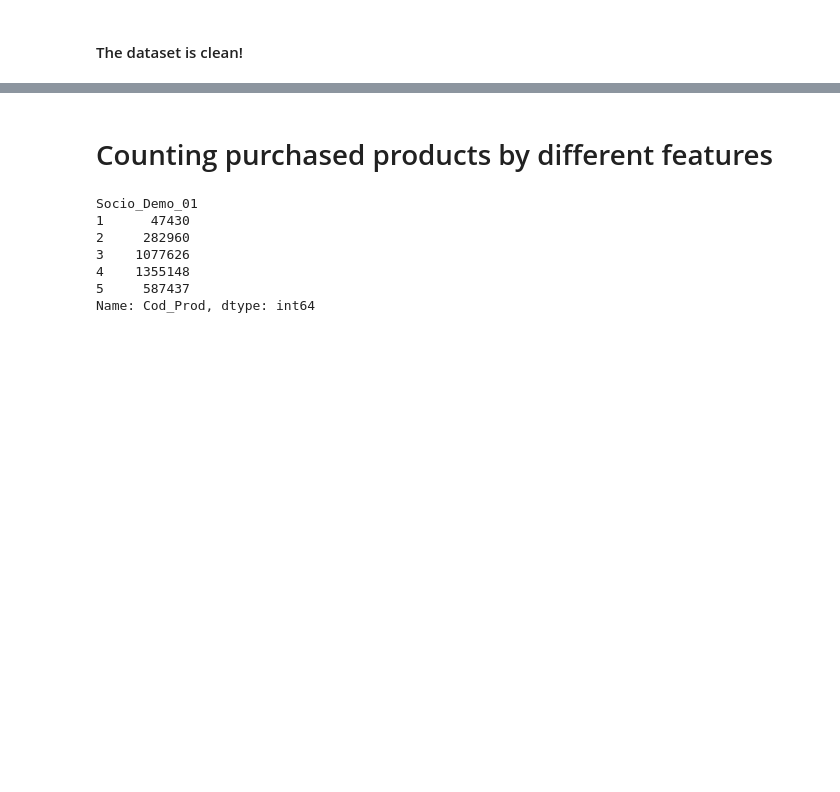
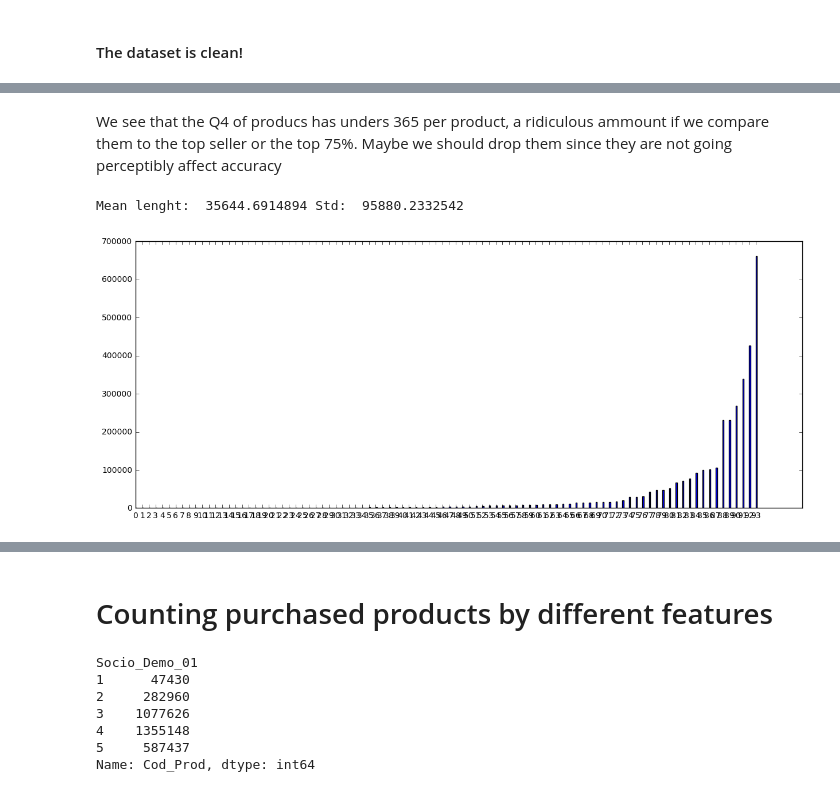
Before and after one commit to SaucePan1/CMDatathon, a Jupyter notebook: VisualizeData.ipynb, the cells around one changed output, grey strips where cells are left out. Cells and saved outputs as stored; diff of their text form; code cells hidden in the pictures; blank space fills up the shorter version.

Commit message:
Visualize Data
Some visualization, sells per product etc

```diff
--- a/VisualizeData.ipynb
+++ b/VisualizeData.ipynb
@@ -11,5 +11,5 @@ import datetime as dt
 from matplotlib.pylab import rcParams
 rcParams['figure.figsize'] = 15, 6
 # %%
-data = pd.read_csv('train2.txt',sep='|')
-test = pd.read_csv('test2.txt', sep='|')
+data = pd.read_csv('train2-2.txt',sep='|')
+#test = pd.read_csv('test2-2.txt', sep='|')
@@ -198,0 +168,4 @@ False
+# %%
+Sells_per_product = data.groupby('Cod_Prod').ID_Customer.count()
+
+Sells_per_product[Sells_per_product < 100]
@@ -198,0 +254,16 @@ False
+# %% [markdown]
+We see that the Q4 of producs has unders 365 per product, a ridiculous ammount if we compare them to the top seller or the top 75%. Maybe we should drop them since they are not going perceptibly affect accuracy
+# %%
+
+#Sumarize product sells
+#Sumarize sequence lenght
+Sells_per_product.sort_values()
+sells=Sells_per_product.values
+prods=Sells_per_product.index
+print 'Mean lenght: ', np.mean(sells), 'Std: ', np.std(sells) 'median: '
+sells= sorted(sells)
+plt.bar(np.arange(prods.size)*4,sells, tick_label = range(prods.size))
+plt.show()
+# %% [output]
+Mean lenght:  35644.6914894 Std:  95880.2332542
+[figure, added]
```
Also changed, not shown: parts of 131 cells of this notebook.
